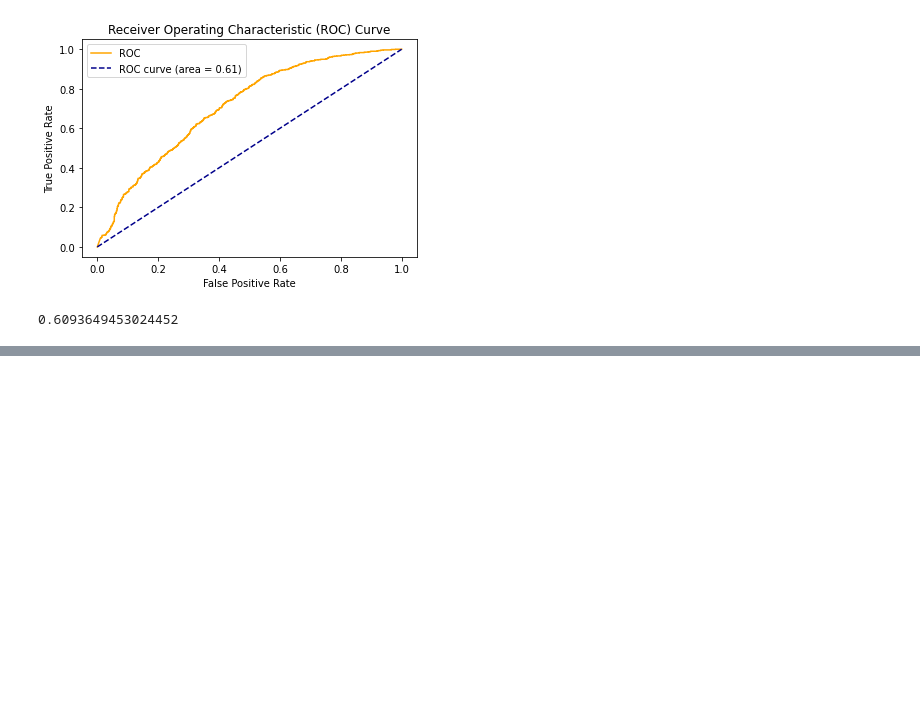
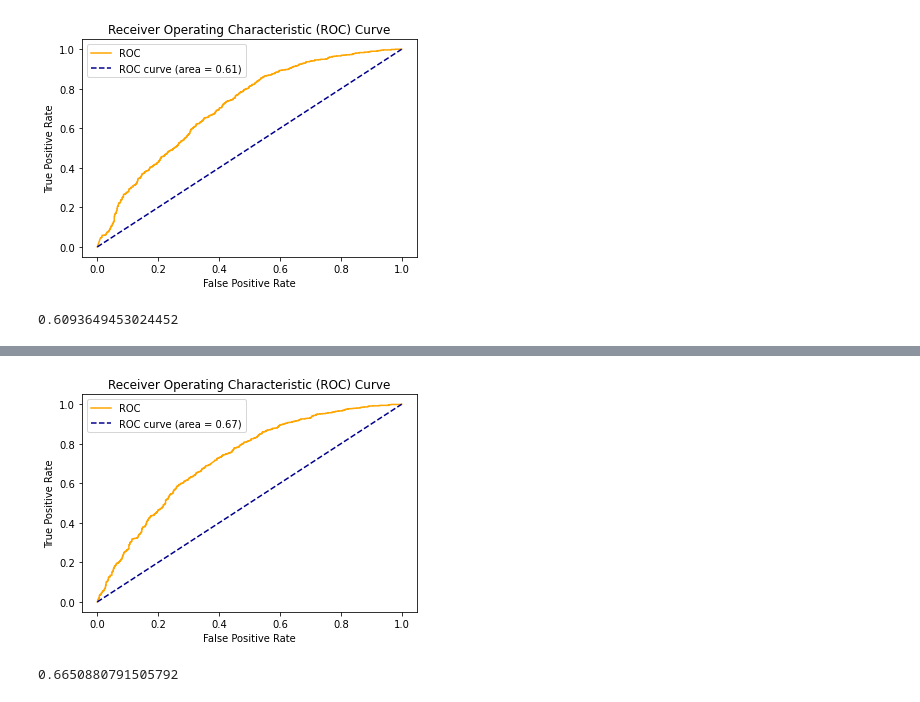
Before and after one commit to Chetan265/heart_disease_predition, a Jupyter notebook: heart_disease_prediction.ipynb, the cells around one changed output, grey strips where cells are left out. Drawn from its saved outputs; the diff is of its cells as text; code cells hidden in the pictures; blank space fills up the shorter version.

```diff
--- a/heart_disease_prediction.ipynb
+++ b/heart_disease_prediction.ipynb
@@ -1298,0 +1337,2 @@ print(roc_auc_score(Y_test, y_pred_naive))
+# %%
+y_pred_sv = sv.predict(X_test);y_pred_sv
@@ -1298,0 +1361,2 @@ print(roc_auc_score(Y_test, y_pred_naive))
+# %%
+auc_sv = roc_auc_score(Y_test,y_pred_sv);auc_sv
@@ -1298,0 +1365,2 @@ print(roc_auc_score(Y_test, y_pred_naive))
+# %%
+y_pred_prob_sv = sv.predict_proba(X_test);y_pred_prob_sv
@@ -1298,0 +1375,15 @@ print(roc_auc_score(Y_test, y_pred_naive))
+# %%
+fpr_sv, tpr_sv,thresolds_sv = roc_curve(Y_test,y_pred_prob_sv[:,1])
+# %%
+# ROC curve
+plt.plot(fpr_sv, tpr_sv, color='orange', label='ROC')
+plt.plot([0, 1], [0, 1], color='darkblue', linestyle='--',label='ROC curve (area = %0.2f)' % auc_sv)
+plt.xlabel('False Positive Rate')
+plt.ylabel('True Positive Rate')
+plt.title('Receiver Operating Characteristic (ROC) Curve')
+plt.legend()
+plt.show()
+print(roc_auc_score(Y_test, y_pred_sv))
+# %% [output]
+[figure, added]
+0.6650880791505792
```
Also changed, not shown: parts of 61 cells of this notebook.
